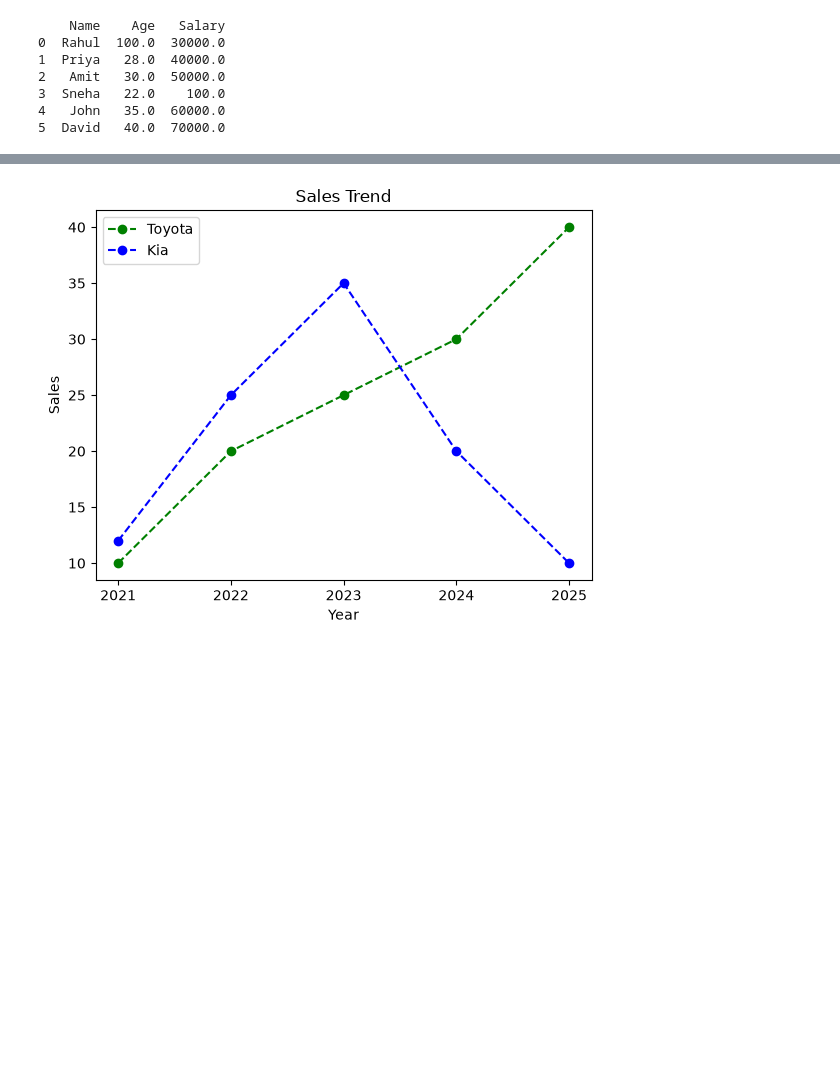
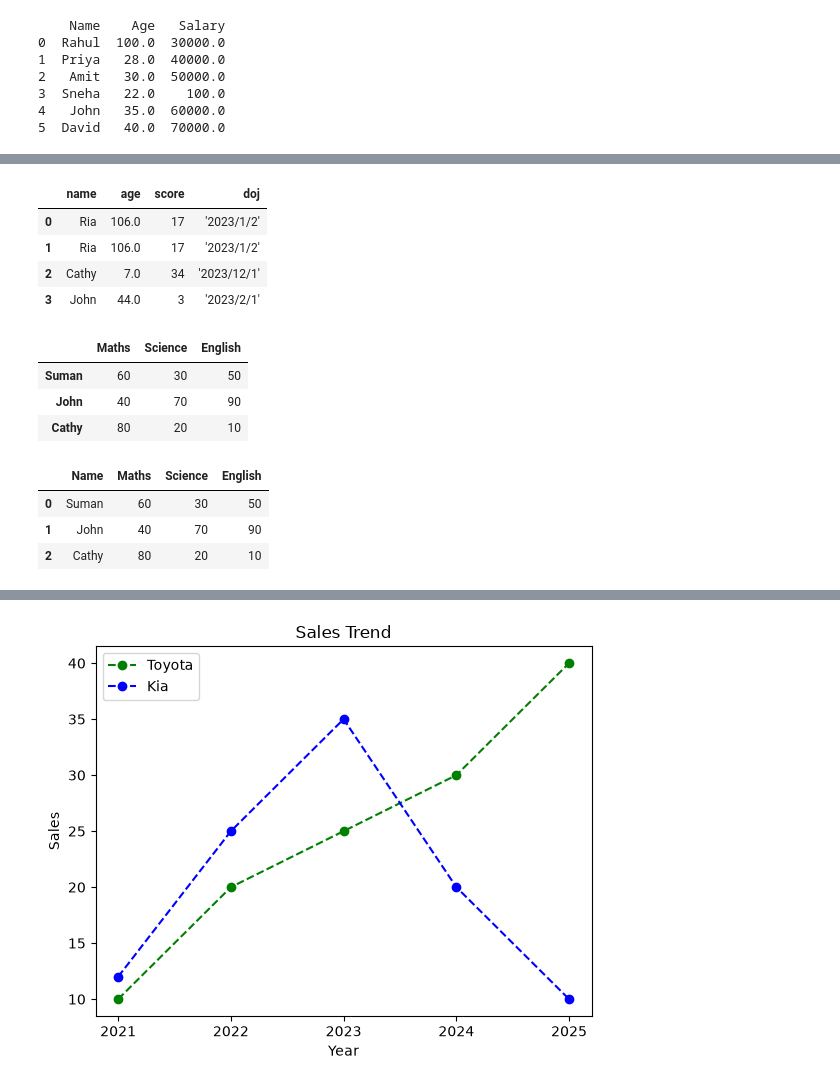
Before and after one commit to nairx/br26i-python, a Jupyter notebook: part4-data-science-analytics/p2-pandas.ipynb, the cells around one changed output, grey strips where cells are left out. Saved outputs shown, nothing was run; the diff lists cells and outputs as text; code cells hidden in the pictures; blank space fills up the shorter version.

```diff
--- a/part4-data-science-analytics/p2-pandas.ipynb
+++ b/part4-data-science-analytics/p2-pandas.ipynb
@@ -203,0 +271,35 @@ plt.show()
+# %%
+# df=pd.read_csv("student.csv")
+# df=pd.read_csv("student.csv",nrows=3)
+# df=pd.read_csv("student.csv",usecols=["name"])
+# df=pd.read_csv("student.csv",header=None)
+# df=pd.read_csv("student.csv",nrows=3,usecols=["name"])
+df=pd.read_csv("student.csv",dtype={"age":float})
+df
+# %% [output]
+|  | name | age | score | doj |
+| 0 | Ria | 106.0 | 17 | '2023/1/2' |
+| 1 | Ria | 106.0 | 17 | '2023/1/2' |
+| 2 | Cathy | 7.0 | 34 | '2023/12/1' |
+| 3 | John | 44.0 | 3 | '2023/2/1' |
+# %%
+data = {
+  "Maths":{"Suman":60,"John":40,"Cathy":80},
+  "Science":{"Suman":30,"John":70,"Cathy":20},
+  "English":{"Suman":50,"John":90,"Cathy":10}
+}
+df=pd.DataFrame(data)
+df
+# %% [output]
+|  | Maths | Science | English |
+| Suman | 60 | 30 | 50 |
+| John | 40 | 70 | 90 |
+| Cathy | 80 | 20 | 10 |
+# %%
+df = pd.read_excel("result.xlsx")
+df
+# %% [output]
+|  | Name | Maths | Science | English |
+| 0 | Suman | 60 | 30 | 50 |
+| 1 | John | 40 | 70 | 90 |
+| 2 | Cathy | 80 | 20 | 10 |
```
Also changed, not shown: parts of 22 cells of this notebook, 7 other files.
